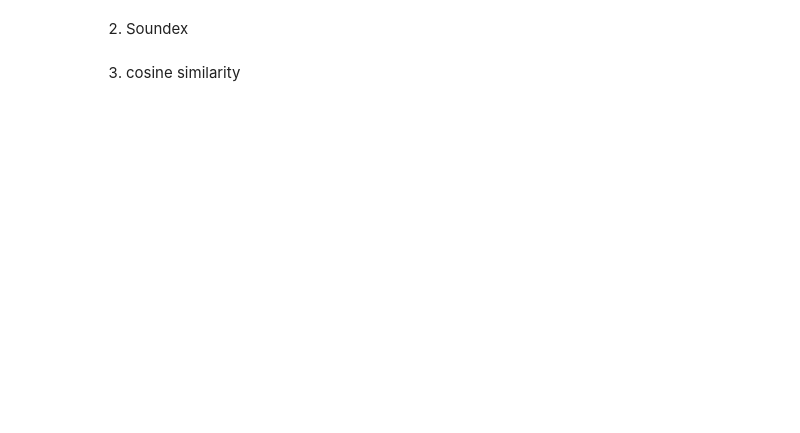
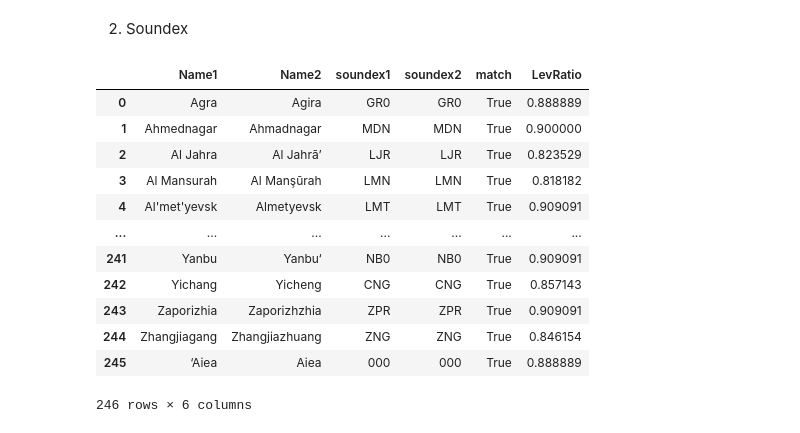
Before and after one commit to complexity-science-hub/SciFlows, a Jupyter notebook: StringMatchingCities.ipynb, the cells around one changed output. Drawn from its saved outputs; the diff is of its cells as text; code cells hidden in the pictures; blank space fills up the shorter version.

```diff
--- a/StringMatchingCities.ipynb
+++ b/StringMatchingCities.ipynb
@@ -564,15 +547,3 @@ filtered_df
-# %%
-#from itertools import product
-#new_df = pd.DataFrame(product(anti_join_n['city'], dfsub_cities_new['city']), columns=["Name1","Name2"])
-#new_df = new_df.head(10)# > we test first on a small sample to see if it works
-new_df["LevDistance"] = new_df.apply(lambda x: levenshtein_ratio_and_distance(x[0],x[1]), axis=1)
-
-new_df.to_csv('LevDistance_output.csv', encoding = 'utf-8-sig')
-files.download('LevDistance_output.csv')
-
-new_df["LevRatio"] = new_df.apply(lambda x: levenshtein_ratio_and_distance(x[0],x[1], ratio_calc = True), axis=1)
-new_df.to_csv('LevRatio_output.csv', encoding = 'utf-8-sig')
-files.download('LevRatio_output.csv')
 # %% [markdown]
 2.   Soundex
 # %%
@@ -599,5 +570,27 @@ def soundex(s):
 new_df["soundex1"] = new_df["Name1"].apply(soundex)
 new_df["soundex2"] = new_df["Name2"].apply(soundex)
 new_df["match"] = new_df["soundex1"].eq(new_df["soundex2"], axis=0)
-# %% [markdown]
-3. cosine similarity
+# %%
+filtered_df = new_df[(new_df['LevRatio'] > 0.8) & (new_df['match'] == True)]
+
+# Group the dataframe by 'Name1' and find the maximum 'LevRatio' for each group
+max_ratios = filtered_df.groupby('Name1')['LevRatio'].max()
+
+# Merge the original dataframe with the maximum 'LevRatio' values
+filtered_df = filtered_df.merge(max_ratios, on=['Name1', 'LevRatio'])
+
+filtered_df
+# %% [output]
+|  | Name1 | Name2 | soundex1 | soundex2 | match | LevRatio |
+| 0 | Agra | Agira | GR0 | GR0 | True | 0.888889 |
+| 1 | Ahmednagar | Ahmadnagar | MDN | MDN | True | 0.900000 |
+| 2 | Al Jahra | Al Jahrā’ | LJR | LJR | True | 0.823529 |
+| 3 | Al Mansurah | Al Manşūrah | LMN | LMN | True | 0.818182 |
+| 4 | Al'met'yevsk | Almetyevsk | LMT | LMT | True | 0.909091 |
+| ... | ... | ... | ... | ... | ... | ... |
+| 241 | Yanbu | Yanbu‘ | NB0 | NB0 | True | 0.909091 |
+| 242 | Yichang | Yicheng | CNG | CNG | True | 0.857143 |
+| 243 | Zaporizhia | Zaporizhzhia | ZPR | ZPR | True | 0.909091 |
+| 244 | Zhangjiagang | Zhangjiazhuang | ZNG | ZNG | True | 0.846154 |
+| 245 | ‘Aiea | Aiea | 000 | 000 | True | 0.888889 |
+246 rows × 6 columns
```
Also changed, not shown: parts of 2 cells of this notebook.
